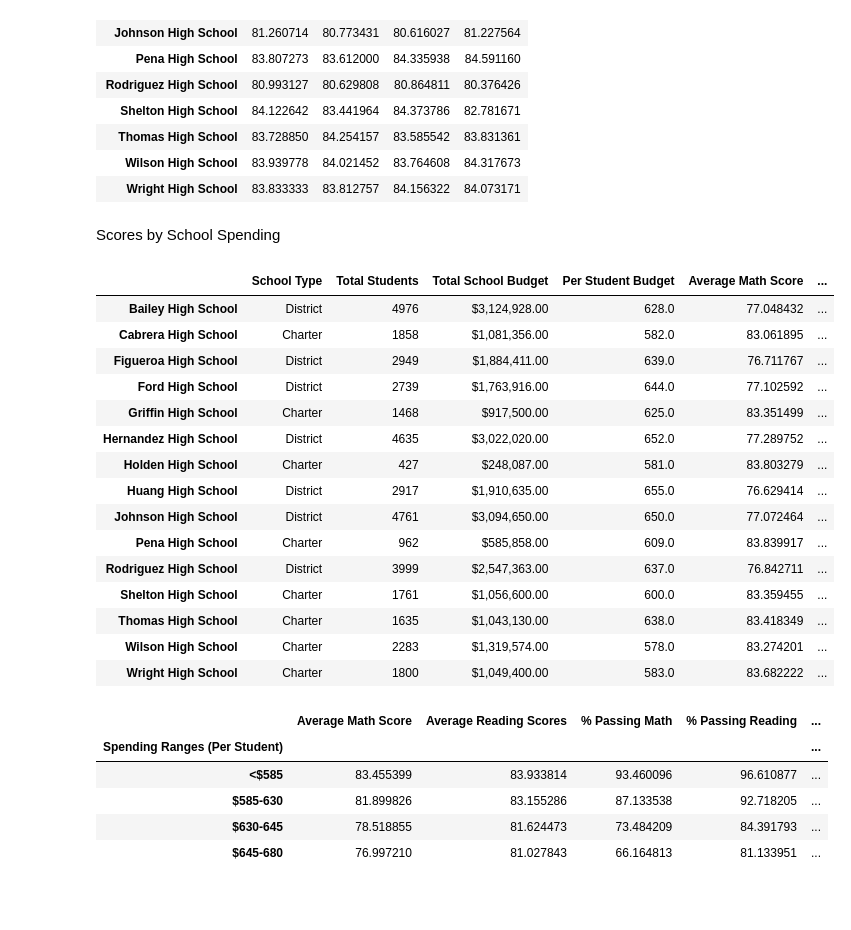
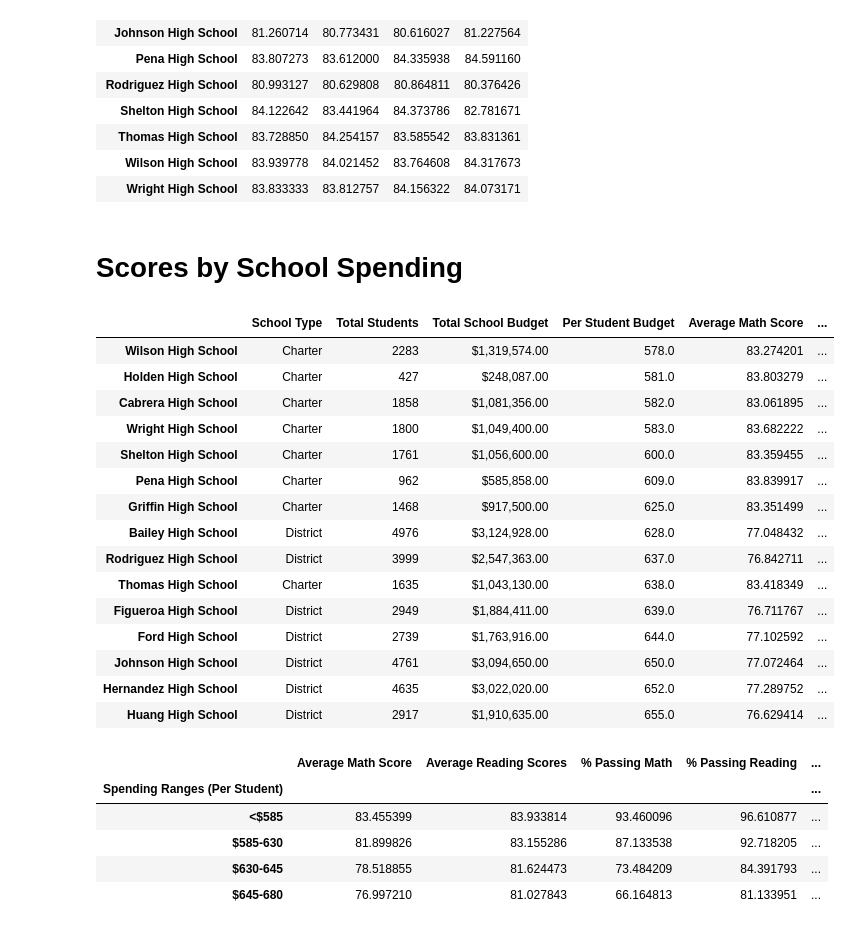
Before and after one commit to mnaffziger/pandas-challenge, a Jupyter notebook: PyCitySchools/PyCitySchools.ipynb, the cells around one changed output. Saved outputs shown, nothing was run; the diff lists cells and outputs as text; code cells hidden in the pictures; blank space fills up the shorter version.

```diff
--- a/PyCitySchools/PyCitySchools.ipynb
+++ b/PyCitySchools/PyCitySchools.ipynb
@@ -331,7 +325,7 @@ read_scores_by_grade
 | Wilson High School | 83.939778 | 84.021452 | 83.764608 | 84.317673 |
 | Wright High School | 83.833333 | 83.812757 | 84.156322 | 84.073171 |
 # %% [markdown]
-Scores by School Spending
+# Scores by School Spending
 # %%
 # Establish the bins taken from starter code
 spending_bins = [0, 585, 630, 645, 680]
@@ -344,25 +338,33 @@ school_spending_df = per_school_summary.copy()
 #The binning process only works on int not str!  This line was published on Slack by Craig Gallagher
 school_spending_df["Per Student Budget"]=school_spending_df["Per Student Budget"].replace("[$,]", "", regex=True).astype(float)
 # %%
+#Use 'pd.cut' to categorize spending based on the bins
+
 school_spending_df["Spending Ranges (Per Student)"]=pd.cut(school_spending_df['Per Student Budget'],bins=spending_bins,labels=labels)
-school_spending_df
+
+#--------
+#School_spending_df was sorted to better view the information
+#--------
+
+school_spending_df_sorted=school_spending_df.sort_values(by=['Per Student Budget'],ascending=[True])
+school_spending_df_sorted
 # %% [output]
 |  | School Type | Total Students | Total School Budget | Per Student Budget | Average Math Score | ... |
+| Wilson High School | Charter | 2283 | $1,319,574.00 | 578.0 | 83.274201 | ... |
+| Holden High School | Charter | 427 | $248,087.00 | 581.0 | 83.803279 | ... |
+| Cabrera High School | Charter | 1858 | $1,081,356.00 | 582.0 | 83.061895 | ... |
+| Wright High School | Charter | 1800 | $1,049,400.00 | 583.0 | 83.682222 | ... |
+| Shelton High School | Charter | 1761 | $1,056,600.00 | 600.0 | 83.359455 | ... |
+| Pena High School | Charter | 962 | $585,858.00 | 609.0 | 83.839917 | ... |
+| Griffin High School | Charter | 1468 | $917,500.00 | 625.0 | 83.351499 | ... |
 | Bailey High School | District | 4976 | $3,124,928.00 | 628.0 | 77.048432 | ... |
-| Cabrera High School | Charter | 1858 | $1,081,356.00 | 582.0 | 83.061895 | ... |
+| Rodriguez High School | District | 3999 | $2,547,363.00 | 637.0 | 76.842711 | ... |
+| Thomas High School | Charter | 1635 | $1,043,130.00 | 638.0 | 83.418349 | ... |
 | Figueroa High School | District | 2949 | $1,884,411.00 | 639.0 | 76.711767 | ... |
 | Ford High School | District | 2739 | $1,763,916.00 | 644.0 | 77.102592 | ... |
-| Griffin High School | Charter | 1468 | $917,500.00 | 625.0 | 83.351499 | ... |
+| Johnson High School | District | 4761 | $3,094,650.00 | 650.0 | 77.072464 | ... |
 | Hernandez High School | District | 4635 | $3,022,020.00 | 652.0 | 77.289752 | ... |
-| Holden High School | Charter | 427 | $248,087.00 | 581.0 | 83.803279 | ... |
 | Huang High School | District | 2917 | $1,910,635.00 | 655.0 | 76.629414 | ... |
-| Johnson High School | District | 4761 | $3,094,650.00 | 650.0 | 77.072464 | ... |
-| Pena High School | Charter | 962 | $585,858.00 | 609.0 | 83.839917 | ... |
-| Rodriguez High School | District | 3999 | $2,547,363.00 | 637.0 | 76.842711 | ... |
-| Shelton High School | Charter | 1761 | $1,056,600.00 | 600.0 | 83.359455 | ... |
-| Thomas High School | Charter | 1635 | $1,043,130.00 | 638.0 | 83.418349 | ... |
-| Wilson High School | Charter | 2283 | $1,319,574.00 | 578.0 | 83.274201 | ... |
-| Wright High School | Charter | 1800 | $1,049,400.00 | 583.0 | 83.682222 | ... |
 # %%
 #  Calculate averages for the desired columns. Taken from starter code
 spending_math_scores = school_spending_df.groupby(["Spending Ranges (Per Student)"]).mean()["Average Math Score"]
```
Also changed, not shown: parts of 32 cells of this notebook, 1 other file.
